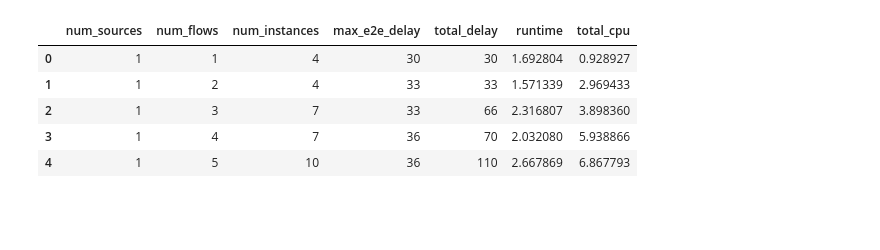
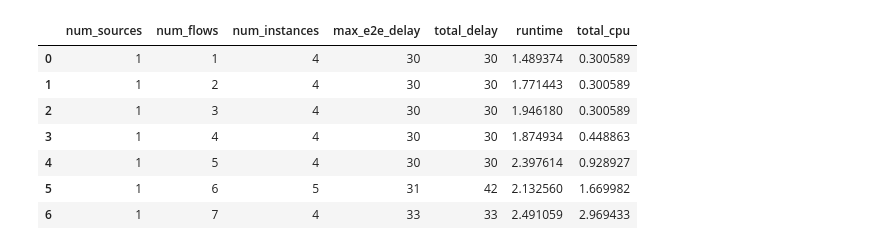
Before and after one commit to stefanbschneider/NFV_ML_Dev, a Jupyter notebook: Paper/placement_eval.ipynb, the cells around one changed output. Drawn from its saved outputs; the diff is of its cells as text; code cells hidden in the pictures; blank space fills up the shorter version.

```diff
--- a/Paper/placement_eval.ipynb
+++ b/Paper/placement_eval.ipynb
@@ -48,21 +48,23 @@ def read_results(results):
     return pd.DataFrame(data)
 # %%
 # read results
-results = 'placement_data/synth_data/single_source/'
+results = 'placement_data/synth_data/single_source_dr1/'
 
 df_true = read_results(results + 'true/*.yaml')
 df_fixed = read_results(results + 'fixed/*.yaml')
 df_linear = read_results(results + 'linear/*.yaml')
 df_boost = read_results(results + 'boosting/*.yaml')
 
 df_boost
 # %% [output]
 |  | num_sources | num_flows | num_instances | max_e2e_delay | total_delay | runtime | total_cpu |
-| 0 | 1 | 1 | 4 | 30 | 30 | 1.692804 | 0.928927 |
-| 1 | 1 | 2 | 4 | 33 | 33 | 1.571339 | 2.969433 |
-| 2 | 1 | 3 | 7 | 33 | 66 | 2.316807 | 3.898360 |
-| 3 | 1 | 4 | 7 | 36 | 70 | 2.032080 | 5.938866 |
-| 4 | 1 | 5 | 10 | 36 | 110 | 2.667869 | 6.867793 |
+| 0 | 1 | 1 | 4 | 30 | 30 | 1.489374 | 0.300589 |
+| 1 | 1 | 2 | 4 | 30 | 30 | 1.771443 | 0.300589 |
+| 2 | 1 | 3 | 4 | 30 | 30 | 1.946180 | 0.300589 |
+| 3 | 1 | 4 | 4 | 30 | 30 | 1.874934 | 0.448863 |
+| 4 | 1 | 5 | 4 | 30 | 30 | 2.397614 | 0.928927 |
+| 5 | 1 | 6 | 5 | 31 | 42 | 2.132560 | 1.669982 |
+| 6 | 1 | 7 | 4 | 33 | 33 | 2.491059 | 2.969433 |
 # %%
 def plot(x_col, x_label, y_col, y_label):
     fig, ax = plt.subplots()
```
Also changed, not shown: parts of 5 cells of this notebook, 12 other files.
